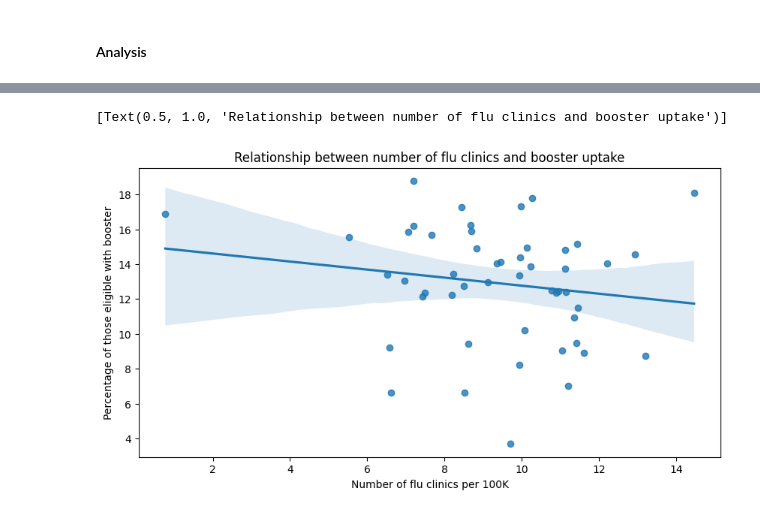
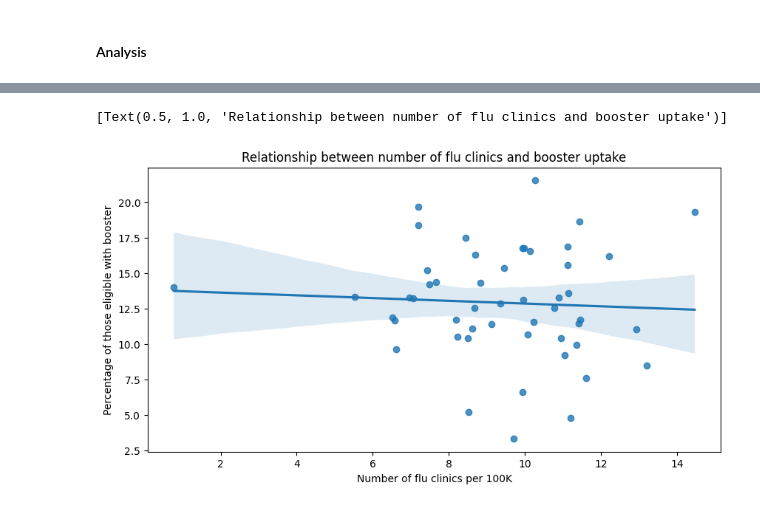
Before and after one commit to youribenadjaoud/mph-thesis, a Jupyter notebook: src/notebooks/state_level.ipynb, the cells around one changed output, grey strips where cells are left out. Drawn from its saved outputs; the diff is of its cells as text; code cells hidden in the pictures.

Commit message:
State Level Analysis

```diff
--- a/src/notebooks/state_level.ipynb
+++ b/src/notebooks/state_level.ipynb
@@ -98,5 +100,3 @@ locations_data = locations_raw.loc[:, ["ID", "Location"]]
-# %%
-locations_data = locations_data.drop_duplicates(subset=["ID"])
 # %%
 locations_count = locations_data.groupby("Location", as_index=False).agg(
     {"ID": "count"}
@@ -106,2 +106,2 @@ locations_count = locations_data.groupby("Location", as_index=False).agg(
 # %%
-voting_raw = pd.read_csv("../../data/politics/1976-2020-president.csv")
+demographics_raw = pd.read_csv("../../data/state_level/state_demographics.csv")
@@ -139,6 +108,12 @@ See the caveats in the documentation: https://pandas.pydata.org/pandas-docs/stab
+# %%
+demographics_final = demographics_raw.drop("State", axis=1)
 # %% [markdown]
 #### Analysis
 # %%
-df_final = pd.DataFrame.merge(booster_final, locations_count, on="Location")
+df_final = pd.merge(
+    pd.merge(booster_final, locations_count, on="Location"),
+    demographics_final,
+    on="Location",
+)
 # %%
 df_final["Clinics_100K"] = (df_final.ID / df_final.Population) * 100000
@@ -147,13 +156,14 @@ df_final_pol = pd.DataFrame.merge(df_final, voting_final, on="Location")
 # %%
+##This figure does not account for any covariates
+
 fig, ax = plt.subplots(figsize=(10, 5), dpi=100)
 
-sns.regplot(data=df_final_pol, x="Clinics_100K", y="Elig_Pct", y_partial="Vote_Pct")
-
+sns.regplot(data=df_final, x="Clinics_100K", y="Elig_Pct")
 ax.set(
     xlabel="Number of flu clinics per 100K",
     ylabel="Percentage of those eligible with booster",
 )
 ax.set(title="Relationship between number of flu clinics and booster uptake")
 # %% [output]
 [Text(0.5, 1.0, 'Relationship between number of flu clinics and booster uptake')]
-[figure, old version]
+[figure, new version]
```
Also changed, not shown: parts of 15 cells of this notebook, 24 other files.
